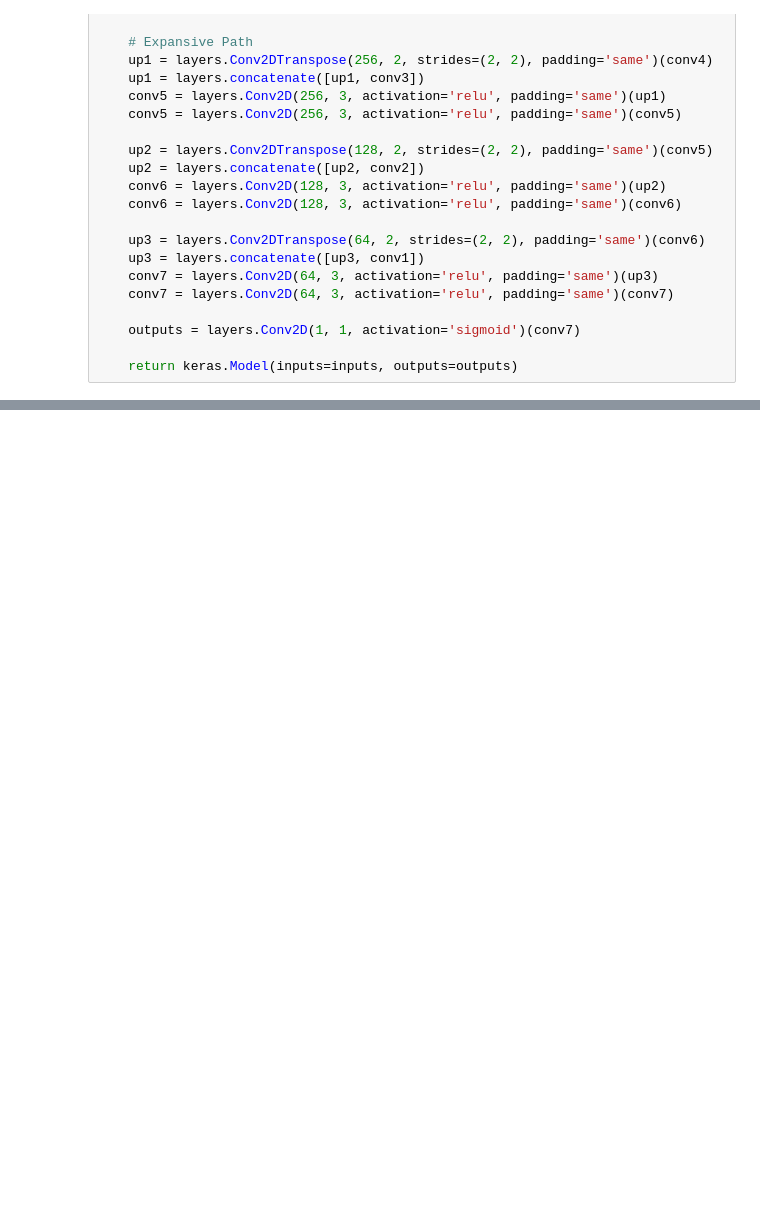
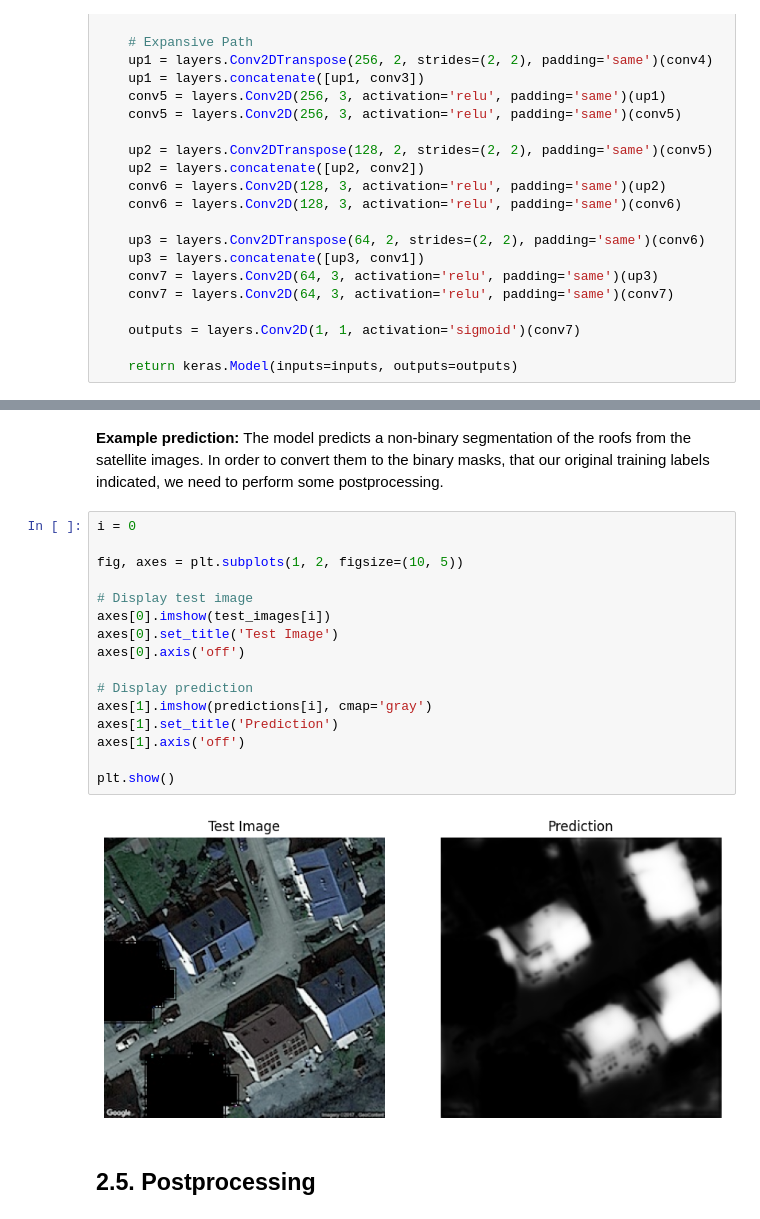
Before and after one commit to abhirup-ghosh/rooftop-detection-unet-image-segmentation, a Jupyter notebook: notebooks/data-modelling.ipynb, the cells around one changed output, grey strips where cells are left out. Saved outputs shown, nothing was run; the diff lists cells and outputs as text; blank space fills up the shorter version.

```diff
--- a/notebooks/data-modelling.ipynb
+++ b/notebooks/data-modelling.ipynb
@@ -225,3 +224,25 @@ Validation Accuracy: 0.8659
+# %% [markdown]
+**Example prediction:** The model predicts a non-binary segmentation of the roofs from the satellite images. In order to convert them to the binary masks, that our original training labels indicated, we need to perform some postprocessing.
+# %%
+i = 0
+
+fig, axes = plt.subplots(1, 2, figsize=(10, 5))
+
+# Display test image
+axes[0].imshow(test_images[i])
+axes[0].set_title('Test Image')
+axes[0].axis('off')
+
+# Display prediction
+axes[1].imshow(predictions[i], cmap='gray')
+axes[1].set_title('Prediction')
+axes[1].axis('off')
+
+plt.show()
+# %% [output]
+[figure, added]
+# %% [markdown]
+## 2.5. Postprocessing
 # %%
 # Apply thresholding to convert predicted masks to binary images
 def post_process(predictions, threshold=0.5):
```
Also changed, not shown: parts of 22 cells of this notebook, 1 other file.
